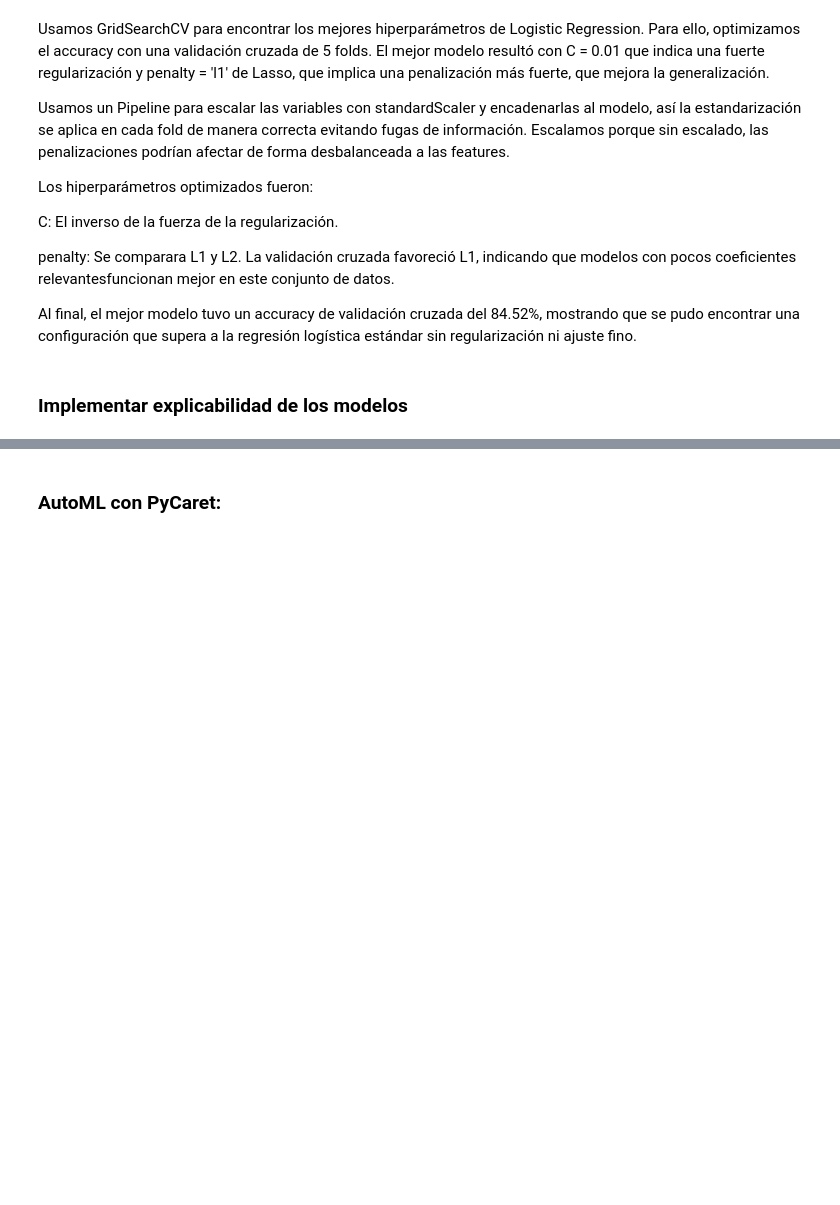
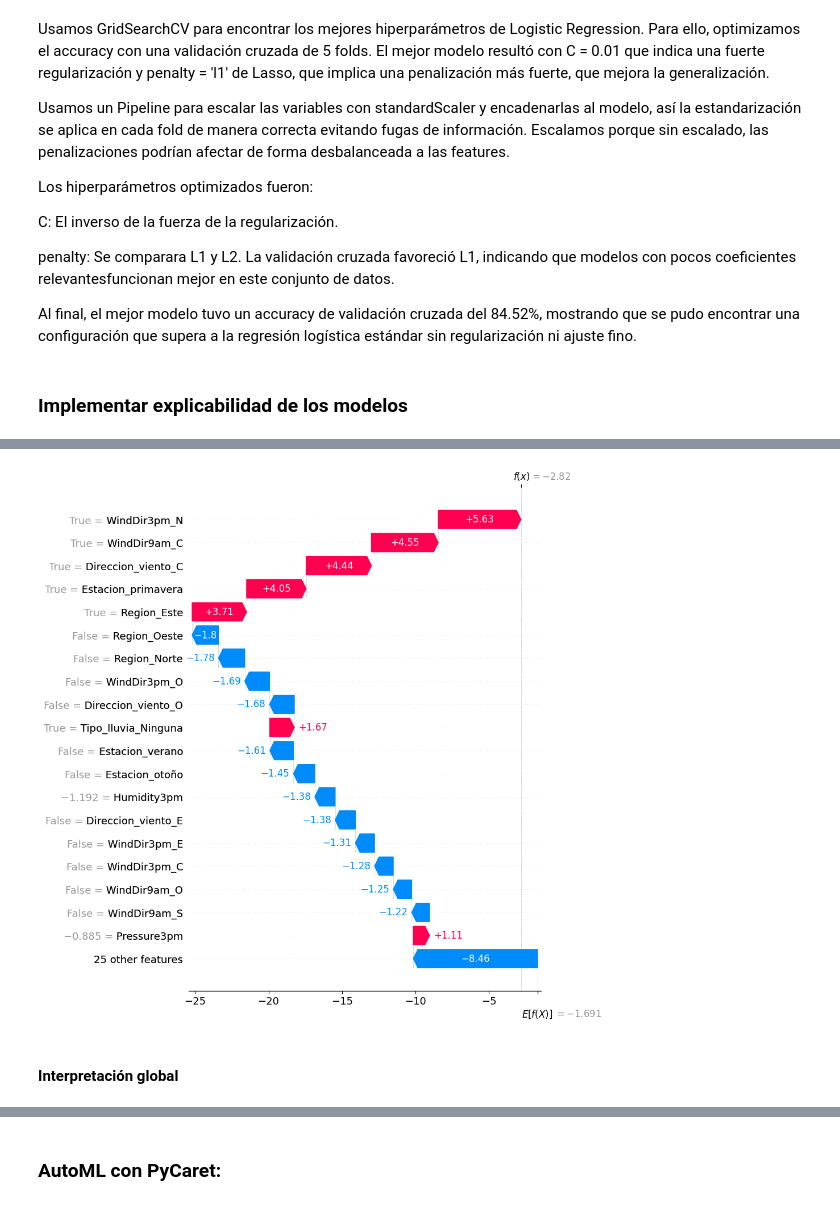
Before and after one commit to MariaCeli/AA1-TUIA-Celi-Grimaldi-Porcelli, a Jupyter notebook: TP-clasificacion-AA1.ipynb, the cells around one changed output, grey strips where cells are left out. Cells and saved outputs as stored; diff of their text form; code cells hidden in the pictures; blank space fills up the shorter version.

```diff
--- a/TP-clasificacion-AA1.ipynb
+++ b/TP-clasificacion-AA1.ipynb
@@ -953,0 +952,6 @@ shap_values = explainer(X_test_final)
+# %%
+shap.plots.waterfall(explanation,max_display=20)
+# %% [output]
+[figure, added]
+# %% [markdown]
+#### Interpretación global
```
Also changed, not shown: parts of 10 cells of this notebook.
